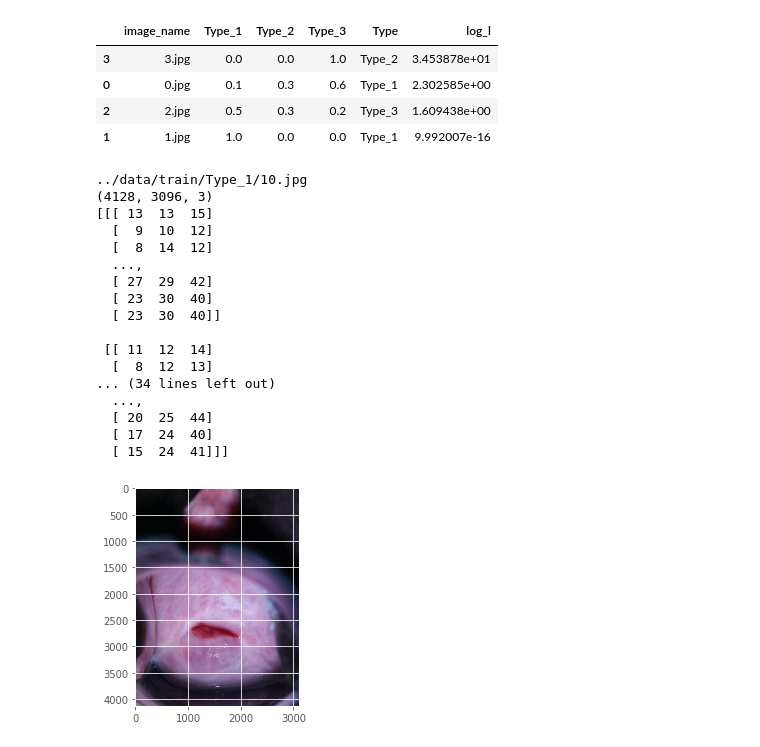
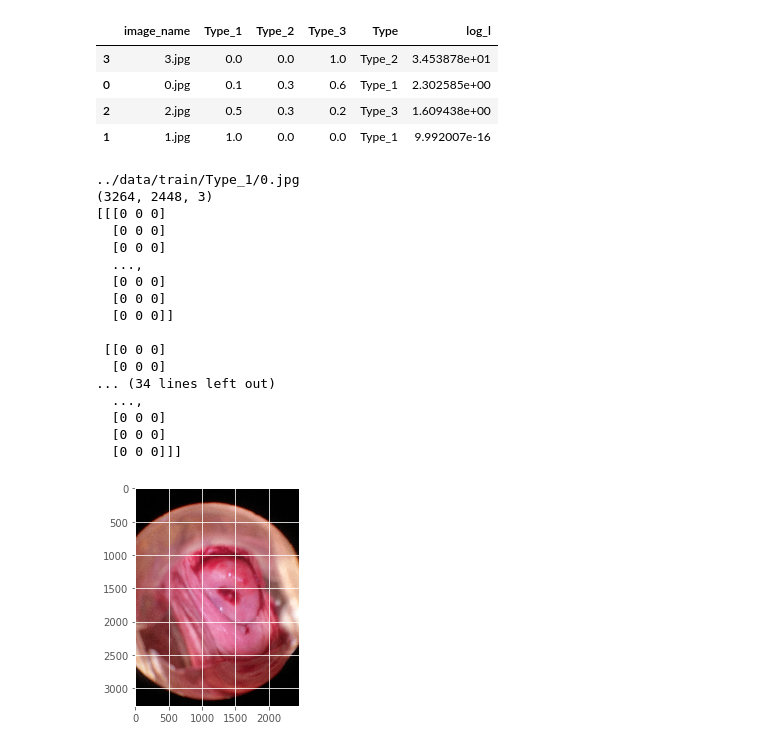
Before and after one commit to DBCerigo/kaggle-cervix, a Jupyter notebook: dbc/Cervix1.ipynb, the cells around one changed output. Drawn from its saved outputs; the diff is of its cells as text; code cells hidden in the pictures.

```diff
--- a/dbc/Cervix1.ipynb
+++ b/dbc/Cervix1.ipynb
@@ -24,0 +23,3 @@ df = cervix.data.make_base_df()
+# %%
+df = c.data.make_base_df()
+tdf = c.data.make_test_df(); tdf.head()
@@ -24,0 +33,2 @@ df = cervix.data.make_base_df()
+# %%
+df = c.processing.save_grayscale(df)
@@ -37,23 +49,23 @@ ldf
 | 2 | 2.jpg | 0.5 | 0.3 | 0.2 | Type_3 | 1.609438e+00 |
 | 1 | 1.jpg | 1.0 | 0.0 | 0.0 | Type_1 | 9.992007e-16 |
 # %%
-cervix.data.check_image(df.path[1])
+c.data.check_image(df.path[0])
 # %% [output]
-../data/train/Type_1/10.jpg
-(4128, 3096, 3)
-[[[ 13  13  15]
-  [  9  10  12]
-  [  8  14  12]
+../data/train/Type_1/0.jpg
+(3264, 2448, 3)
+[[[0 0 0]
+  [0 0 0]
+  [0 0 0]
   ...,
-  [ 27  29  42]
-  [ 23  30  40]
-  [ 23  30  40]]
+  [0 0 0]
+  [0 0 0]
+  [0 0 0]]
 
- [[ 11  12  14]
-  [  8  12  13]
+ [[0 0 0]
+  [0 0 0]
 ... (34 lines left out)
   ...,
-  [ 20  25  44]
-  [ 17  24  40]
-  [ 15  24  41]]]
+  [0 0 0]
+  [0 0 0]
+  [0 0 0]]]
-[figure, old version]
+[figure, new version]
```
Also changed, not shown: parts of 4 cells of this notebook.
